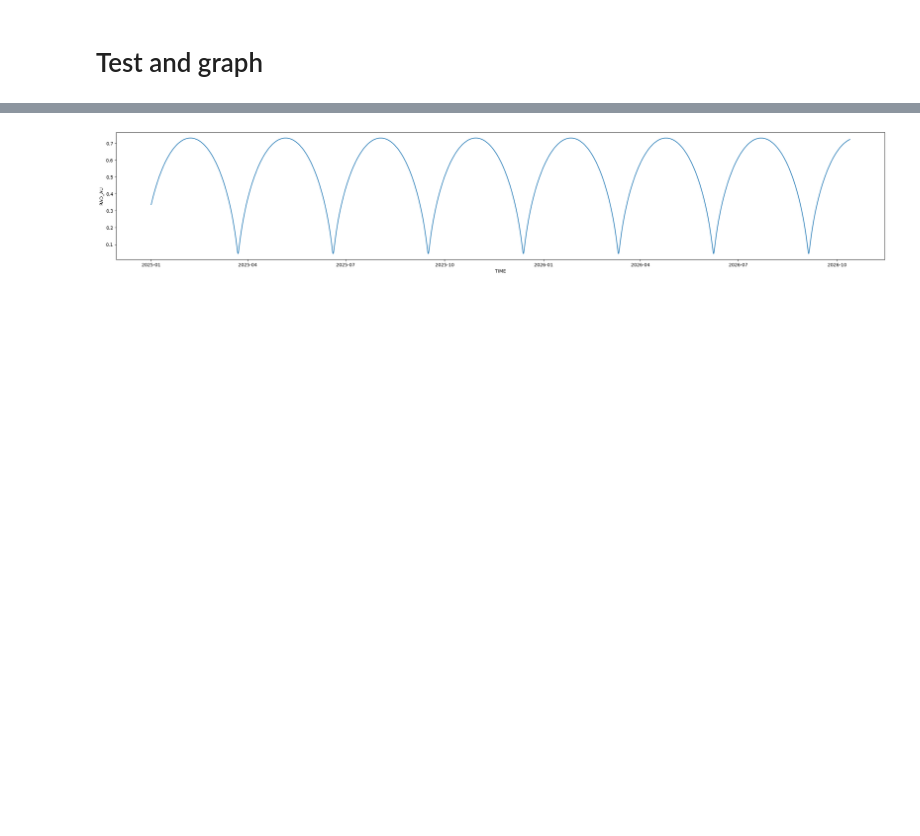
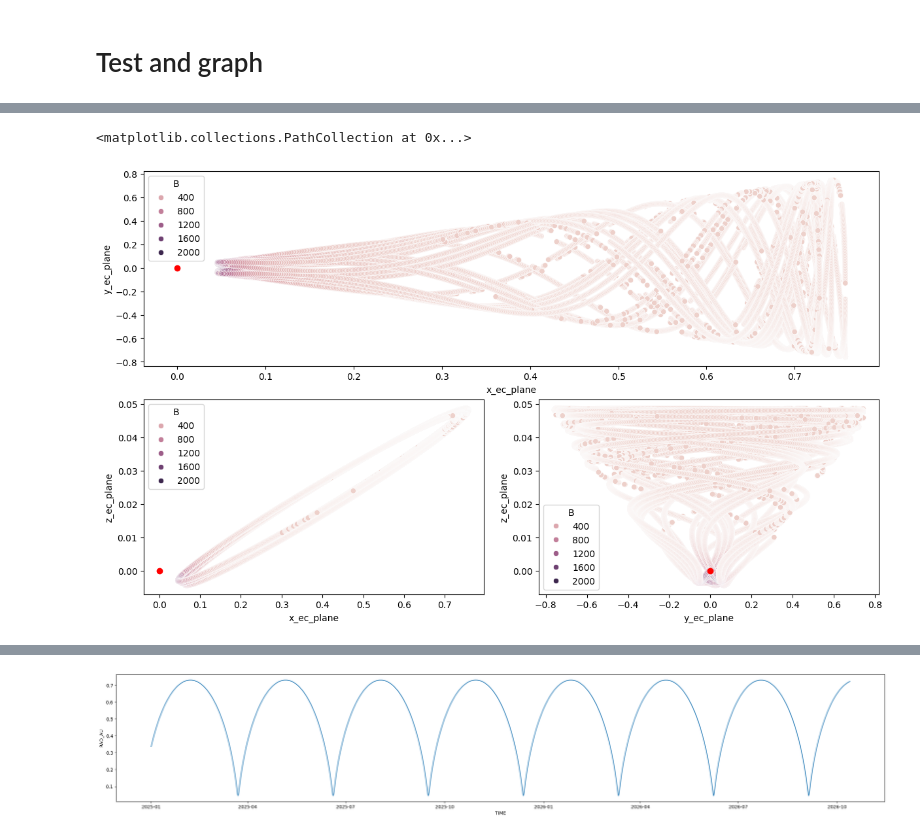
Before and after one commit to iDelfin/ParkerSP_Data_information, a Jupyter notebook: dataExploration.ipynb, the cells around one changed output, grey strips where cells are left out. Drawn from its saved outputs; the diff is of its cells as text; code cells hidden in the pictures; blank space fills up the shorter version.

```diff
--- a/dataExploration.ipynb
+++ b/dataExploration.ipynb
@@ -354,0 +146,23 @@ PSP_Sdata[(PSP_Sdata["protonTemp"]>0) & (PSP_Sdata["ProtonSpeed"]>0) & (PSP_Sdat
+# %%
+coordinets_graph = PSP_Ddata.copy()
+theta_lat = np.radians(coordinets_graph["HG_LAT"])
+phi_lon = np.radians(coordinets_graph["HG_LON"])
+coordinets_graph["x_ec_plane"] = (coordinets_graph["RAD_AU"] * np.cos(theta_lat) * np.cos(theta_lat))
+coordinets_graph["y_ec_plane"] = (coordinets_graph["RAD_AU"] * np.cos(theta_lat) * np.sin(phi_lon))
+coordinets_graph["z_ec_plane"] = (coordinets_graph["RAD_AU"] * np.sin(theta_lat))
+# %%
+wts = "B"
+
+fig = plt.figure(figsize=(12,7), layout='constrained')
+axs = fig.subplot_mosaic([["xy", "xy"],
+                          ["xz", "yz"]])
+sns.scatterplot(coordinets_graph.join(PSP_Sdata.set_index("TIME"), on="TIME"), x="x_ec_plane", y="y_ec_plane", hue=wts, ax=axs["xy"])
+axs["xy"].scatter(0, 0, color='r')
+sns.scatterplot(coordinets_graph.join(PSP_Sdata.set_index("TIME"), on="TIME"), x="x_ec_plane", y="z_ec_plane", hue=wts, ax=axs["xz"])
+axs["xz"].scatter(0, 0, color='r')
+sns.scatterplot(coordinets_graph.join(PSP_Sdata.set_index("TIME"), on="TIME"), x="y_ec_plane", y="z_ec_plane", hue=wts, ax=axs["yz"])
+#sns.scatterplot(coordinets_graph.join(PSP_Sdata.set_index("TIME"), on="TIME"), x="y_ec_plane", y="z_ec_plane", hue="protonTemp")
+plt.scatter(x=0, y=0, color='r')
+# %% [output]
+<matplotlib.collections.PathCollection at 0x...>
+[figure, added]
```
Also changed, not shown: parts of 56 cells of this notebook.
